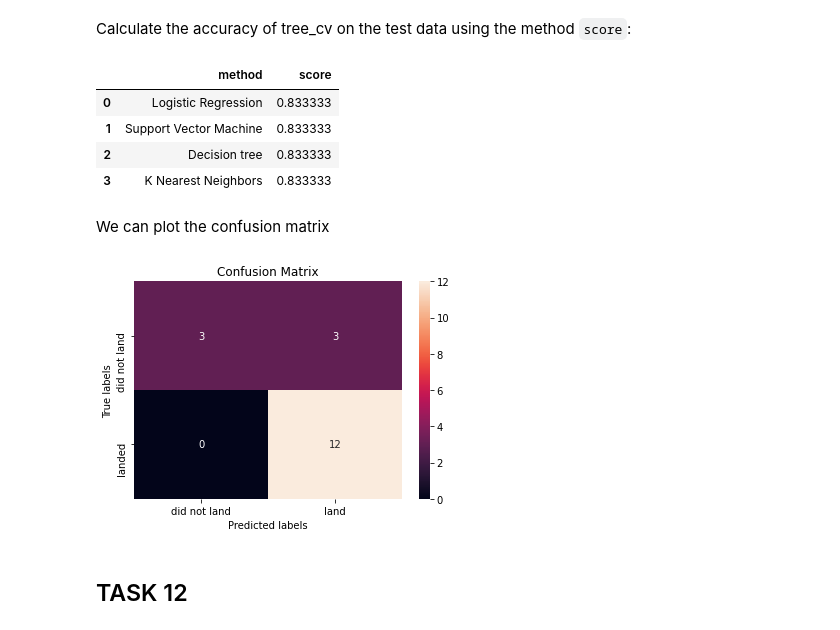
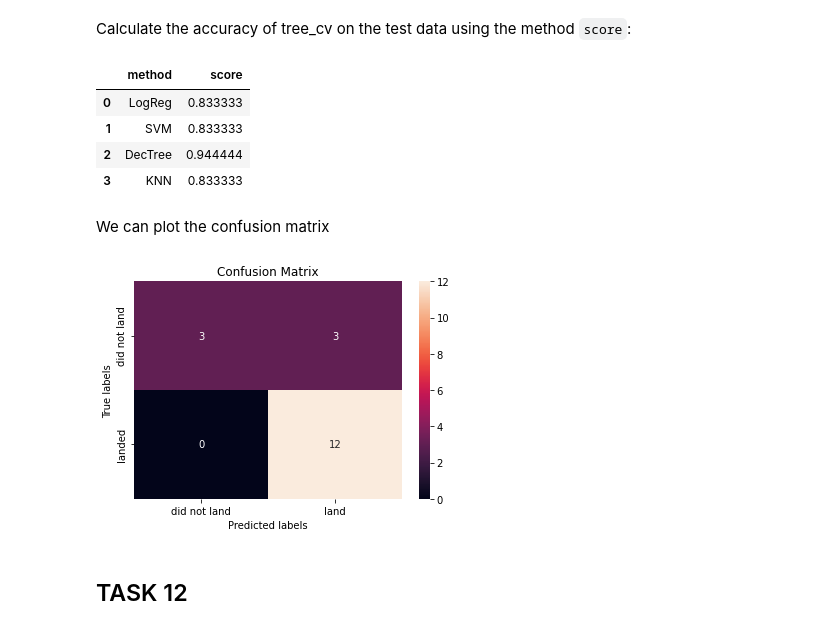
Before and after one commit to kaffir/Applied-Data-Science-Capstone, a Jupyter notebook: Complete the Machine Learning Prediction lab.ipynb, the cells around one changed output. Saved outputs shown, nothing was run; the diff lists cells and outputs as text; code cells hidden in the pictures.

```diff
--- a/Complete the Machine Learning Prediction lab.ipynb
+++ b/Complete the Machine Learning Prediction lab.ipynb
@@ -198,7 +186,7 @@ parameters ={'C':[0.01,0.1,1],
              'penalty':['l2'],
              'solver':['lbfgs']}
 # %%
-parameters ={"C":[0.01,0.1,1],'penalty':['l2'], 'solver':['lbfgs']}# l1 lasso l2 ridge
+parameters ={"C":[0.01,0.1,1],'penalty':['l2'], 'solver':['newton-cg']}# l1 lasso l2 ridge # liblinear (l1,l2) lbfgs (l2) saga [‘elasticnet’, ‘l1’, ‘l2’, ‘none’] newton-cg
 lr=LogisticRegression()
 logreg_cv = GridSearchCV(lr, cv=10, param_grid=parameters)
 logreg_cv.fit(X_train,Y_train)
@@ -220,6 +208,6 @@ accuracy : 0.8464285714285713
 Calculate the accuracy on the test data using the method <code>score</code>:
 # %%
 score = logreg_cv.score(X_test, Y_test)
-df_score.loc[0] = ['Logistic Regression', score]
+df_score.loc[0] = ['LogReg', score]
 df_score.head()
 # %% [output]
@@ -266,7 +253,7 @@ accuracy : 0.8482142857142856
 Calculate the accuracy on the test data using the method <code>score</code>:
 # %%
 score = svm_cv.score(X_test, Y_test)
-df_score.loc[1] = ['Support Vector Machine', score]
+df_score.loc[1] = ['SVM', score]
 df_score.head()
 # %% [output]
 |  | method | score |
@@ -315,7 +302,7 @@ accuracy : 0.875
 Calculate the accuracy of tree_cv on the test data using the method <code>score</code>:
 # %%
 score = tree_cv.score(X_test, Y_test)
-df_score.loc[2] = ['Decision tree', score]
+df_score.loc[2] = ['DecTree', score]
 df_score.head()
 # %% [output]
 |  | method | score |
@@ -359,21 +346,21 @@ accuracy : 0.8482142857142858
 Calculate the accuracy of tree_cv on the test data using the method <code>score</code>:
 # %%
 score = knn_cv.score(X_test, Y_test)
-df_score.loc[3] = ['K Nearest Neighbors', score]
+df_score.loc[3] = ['KNN', score]
 df_score.head()
 # %% [output]
 |  | method | score |
-| 0 | Logistic Regression | 0.833333 |
-| 1 | Support Vector Machine | 0.833333 |
-| 2 | Decision tree | 0.833333 |
-| 3 | K Nearest Neighbors | 0.833333 |
+| 0 | LogReg | 0.833333 |
+| 1 | SVM | 0.833333 |
+| 2 | DecTree | 0.944444 |
+| 3 | KNN | 0.833333 |
 # %% [markdown]
 We can plot the confusion matrix
 # %%
 yhat = knn_cv.predict(X_test)
 plot_confusion_matrix(Y_test,yhat)
 # %% [output]
-[figure, old version]
+[figure, new version]
 # %% [markdown]
 ## TASK  12
 # %% [markdown]
```
Also changed, not shown: parts of 13 cells of this notebook, 7 other files.
